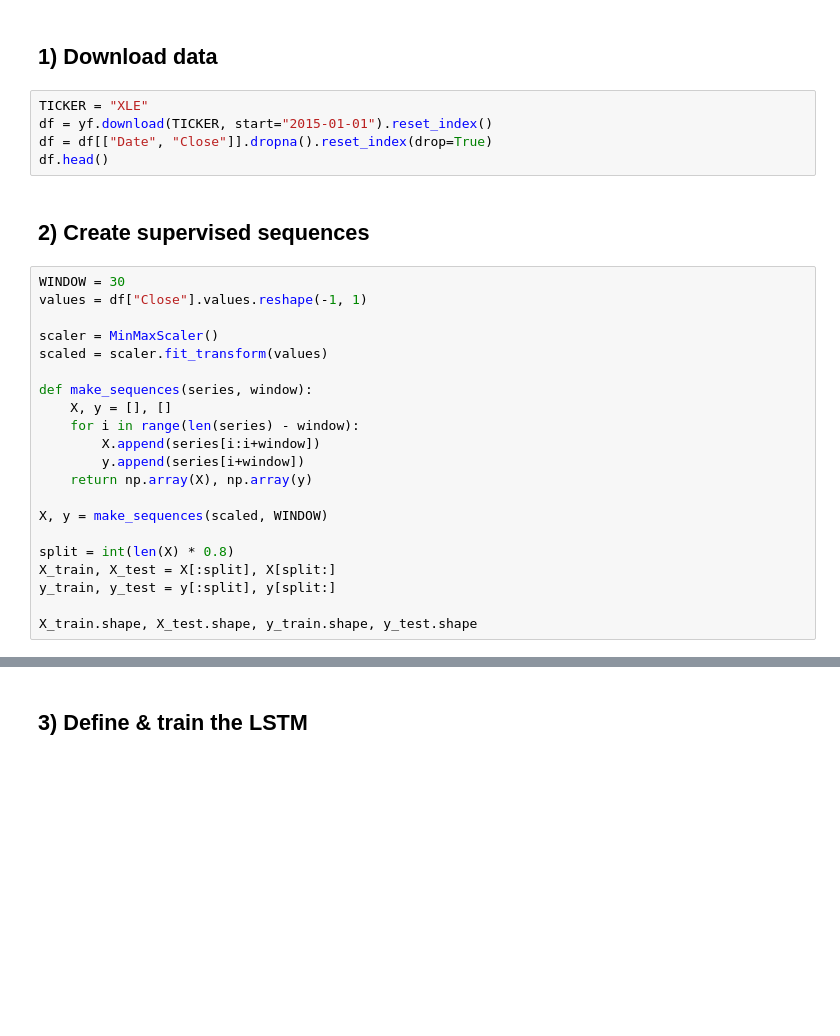
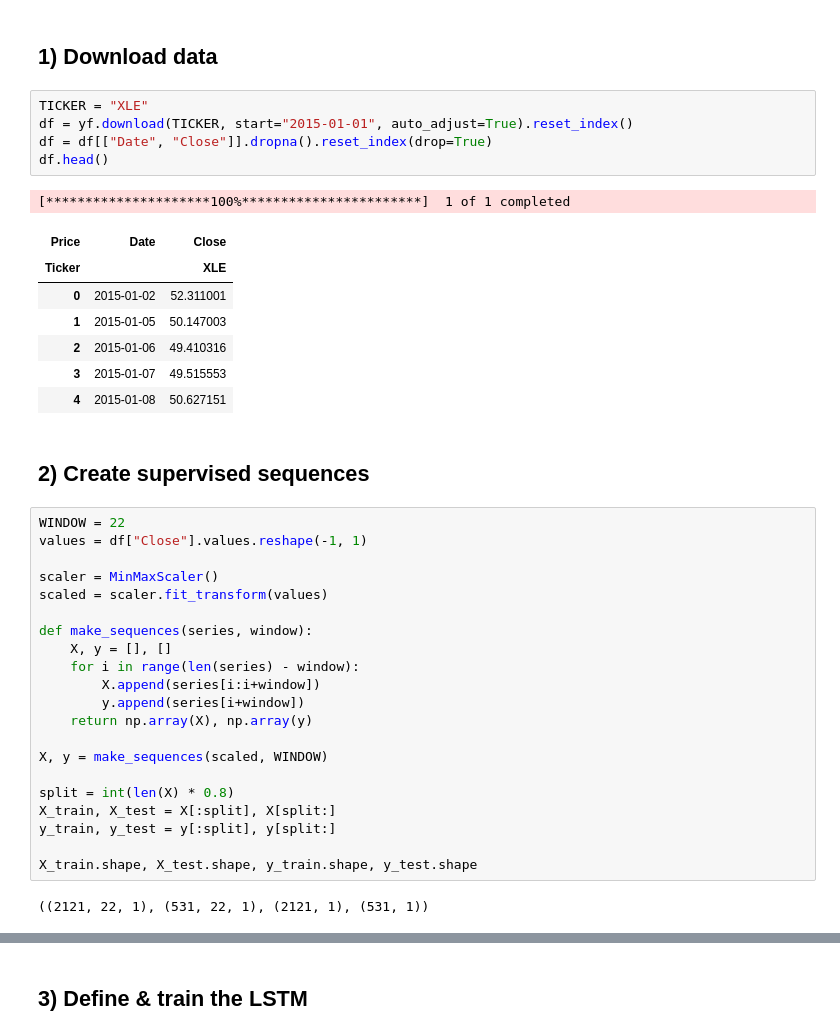
Before and after one commit to matteodimauro/electricity-futures-forecasting, a Jupyter notebook: notebooks/03_lstm_tensorflow.ipynb, the cells around one changed output, grey strips where cells are left out. Cells and saved outputs as stored; diff of their text form; blank space fills up the shorter version.

```diff
--- a/notebooks/03_lstm_tensorflow.ipynb
+++ b/notebooks/03_lstm_tensorflow.ipynb
@@ -36,13 +38,22 @@ print("TensorFlow:", tf.__version__)
 ## 1) Download data
 # %%
 TICKER = "XLE"
-df = yf.download(TICKER, start="2015-01-01").reset_index()
+df = yf.download(TICKER, start="2015-01-01", auto_adjust=True).reset_index()
 df = df[["Date", "Close"]].dropna().reset_index(drop=True)
 df.head()
+# %% [output]
+[*********************100%***********************]  1 of 1 completed
+| Price | Date | Close |
+| Ticker |  | XLE |
+| 0 | 2015-01-02 | 52.311001 |
+| 1 | 2015-01-05 | 50.147003 |
+| 2 | 2015-01-06 | 49.410316 |
+| 3 | 2015-01-07 | 49.515553 |
+| 4 | 2015-01-08 | 50.627151 |
 # %% [markdown]
 ## 2) Create supervised sequences
 # %%
-WINDOW = 30
+WINDOW = 22
 values = df["Close"].values.reshape(-1, 1)
 
 scaler = MinMaxScaler()
@@ -62,3 +73,5 @@ X_train, X_test = X[:split], X[split:]
 y_train, y_test = y[:split], y[split:]
 
 X_train.shape, X_test.shape, y_train.shape, y_test.shape
+# %% [output]
+((2121, 22, 1), (531, 22, 1), (2121, 1), (531, 1))
```
Also changed, not shown: parts of 6 cells of this notebook, 1 other file.
